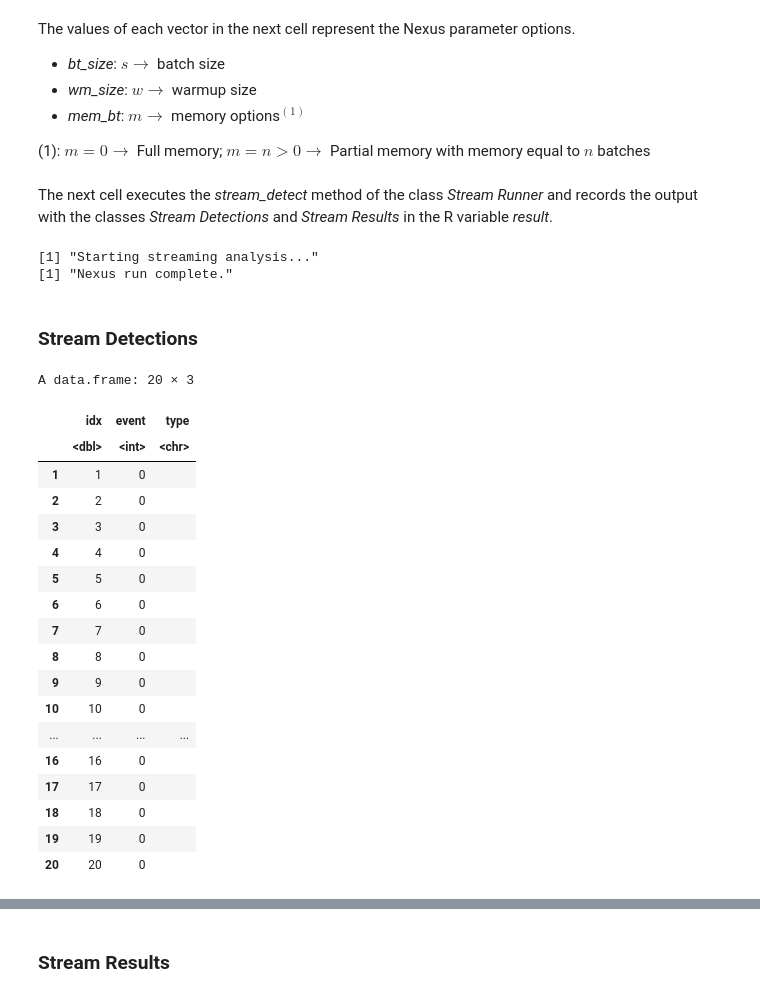
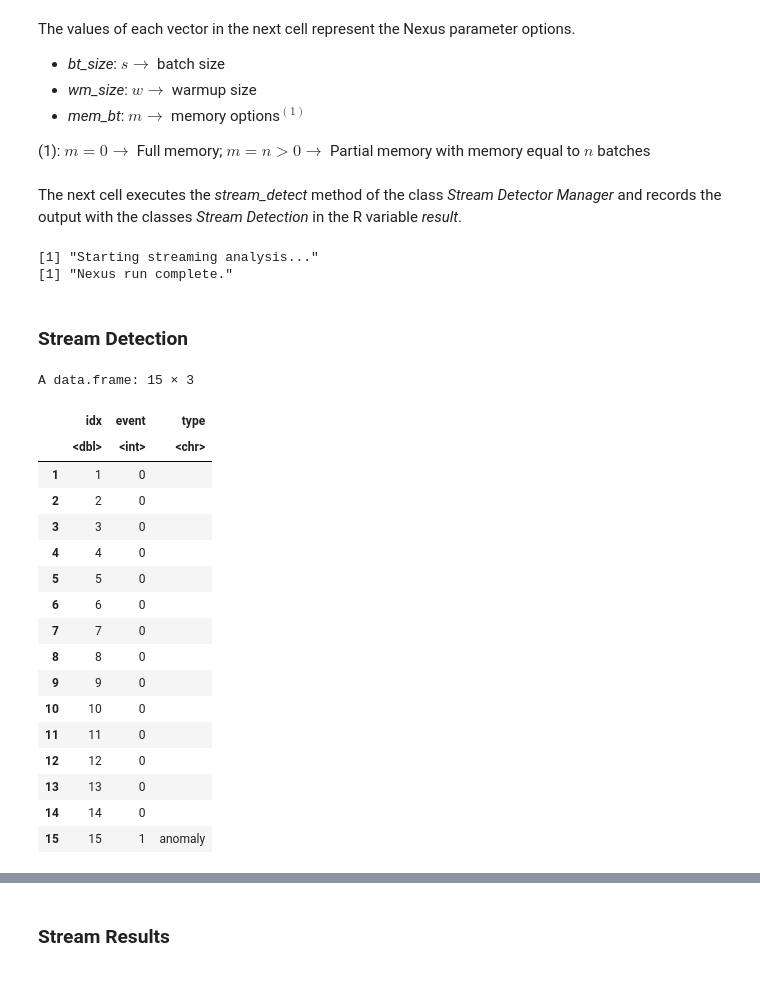
Before and after one commit to cefet-rj-dal-dev/harbingerext, a Jupyter notebook: develop/nexus_example.ipynb, the cells around one changed output, grey strips where cells are left out. Saved outputs shown, nothing was run; the diff lists cells and outputs as text; code cells hidden in the pictures.

```diff
--- a/develop/nexus_example.ipynb
+++ b/develop/nexus_example.ipynb
@@ -104,7 +104,7 @@ bt_size <- c(1,3,9,27,81) #Options of batch sizes
 wm_size <- c(1,3,9,27,81) #Options of warmup sizes
 mem_bt <- c(0,3,9) #Options of memory
 # %% [markdown]
-The next cell executes the *stream_detect* method of the class *Stream Runner* and records the output with the classes *Stream Detections* and *Stream Results* in the R variable *result*.
+The next cell executes the *stream_detect* method of the class *Stream Detector Manager* and records the output with the classes *Stream Detection* in the R variable *result*.
 # %%
 #Choose the model in cell 6 before running the experiment
 result <- run_nexus(model=model, data=data, warm_size=wm_size[5], batch_size=bt_size[5], mem_batches=mem_bt[1])
@@ -112,27 +112,26 @@ result <- run_nexus(model=model, data=data, warm_size=wm_size[5], batch_size=bt_
 [1] "Starting streaming analysis..."
 [1] "Nexus run complete."
 # %% [markdown]
-### Stream Detections
+### Stream Detection
 # %%
 # View Stream Detections --------------------------------------------------
-head(result$detection, 20)
+head(result$detection, 15)
 # %% [output]
-A data.frame: 20 × 3
+A data.frame: 15 × 3
 |  | idx | event | type |
 |  | <dbl> | <int> | <chr> |
 | 1 | 1 | 0 |  |
 | 2 | 2 | 0 |  |
 | 3 | 3 | 0 |  |
 | 4 | 4 | 0 |  |
 | 5 | 5 | 0 |  |
 | 6 | 6 | 0 |  |
 | 7 | 7 | 0 |  |
 | 8 | 8 | 0 |  |
 | 9 | 9 | 0 |  |
 | 10 | 10 | 0 |  |
-| ... | ... | ... | ... |
-| 16 | 16 | 0 |  |
-| 17 | 17 | 0 |  |
-| 18 | 18 | 0 |  |
-| 19 | 19 | 0 |  |
-| 20 | 20 | 0 |  |
+| 11 | 11 | 0 |  |
+| 12 | 12 | 0 |  |
+| 13 | 13 | 0 |  |
+| 14 | 14 | 0 |  |
+| 15 | 15 | 1 | anomaly |
```
Also changed, not shown: parts of 17 cells of this notebook.
